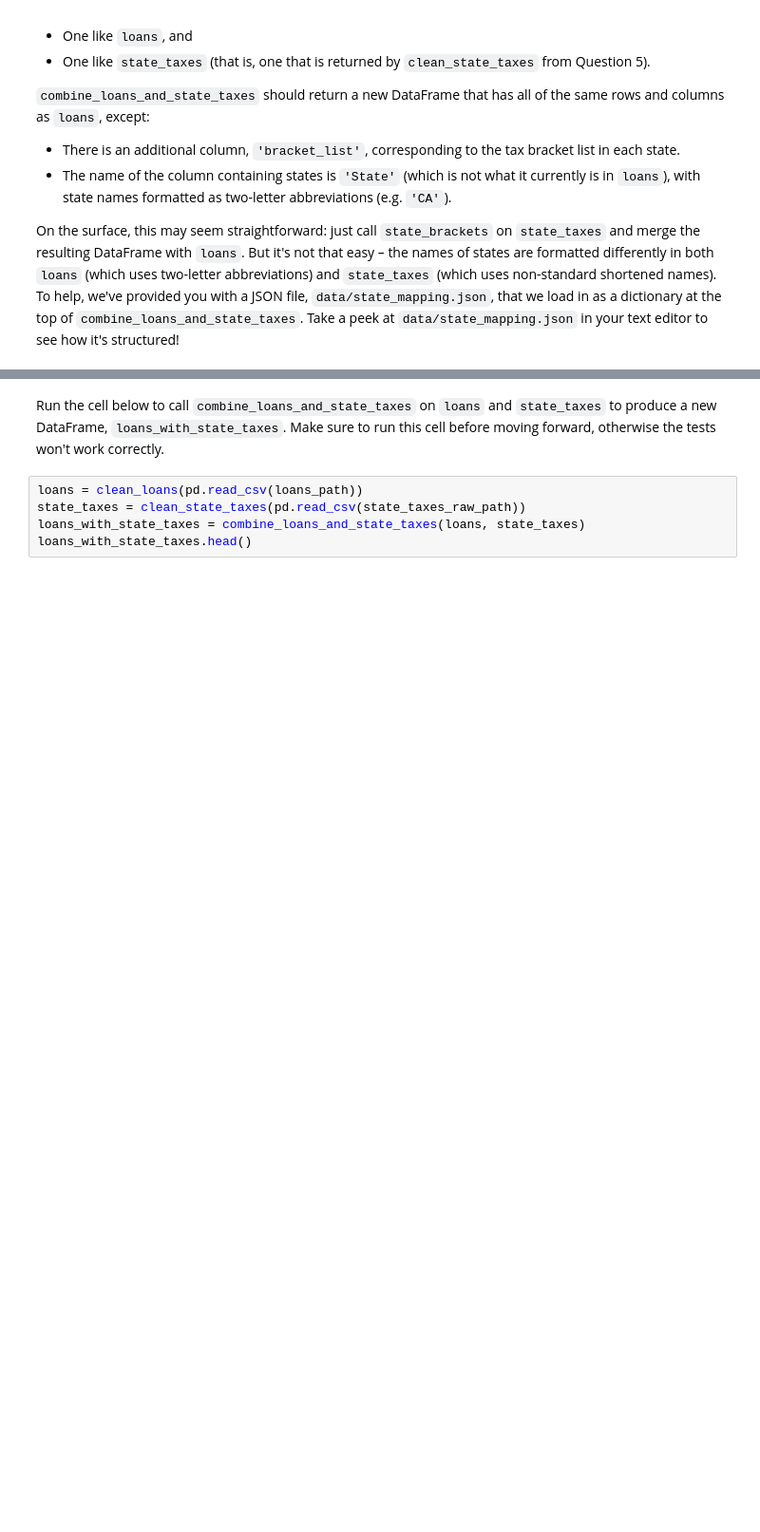
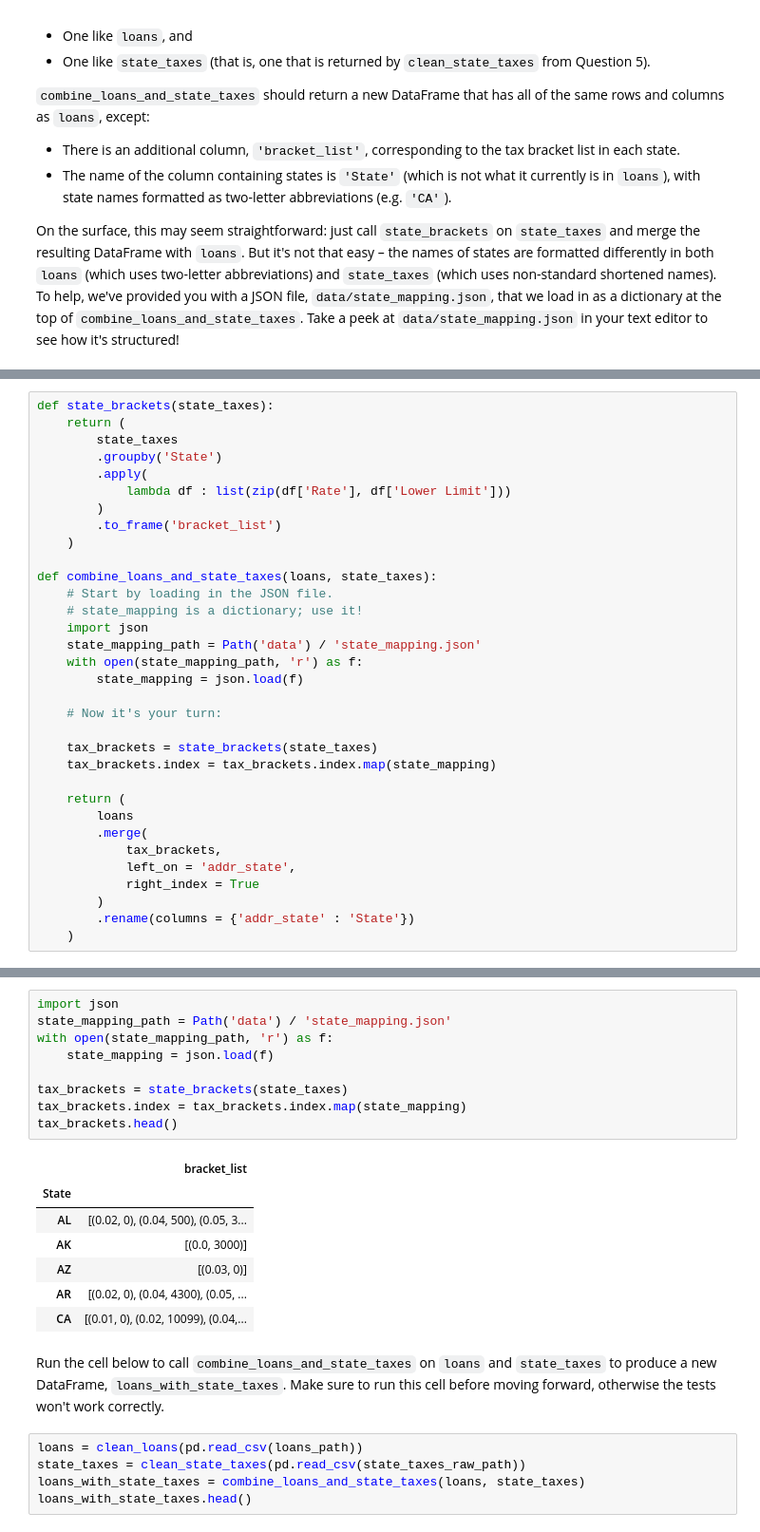
Before and after one commit to ri2658/dsc80-2026-fa, a Jupyter notebook: projects/proj02/project.ipynb, the cells around one changed output, grey strips where cells are left out. Shown at 95% size. Drawn from its saved outputs; the diff is of its cells as text; blank space fills up the shorter version.

```diff
--- a/projects/proj02/project.ipynb
+++ b/projects/proj02/project.ipynb
@@ -1058,0 +1043,33 @@ On the surface, this may seem straightforward: just call `state_brackets` on `st
+# %%
+def state_brackets(state_taxes):
+    return (
+        state_taxes
+        .groupby('State')
+        .apply(
+            lambda df : list(zip(df['Rate'], df['Lower Limit']))
+        )
+        .to_frame('bracket_list')
+    )
+
+def combine_loans_and_state_taxes(loans, state_taxes):
+    # Start by loading in the JSON file.
+    # state_mapping is a dictionary; use it!
+    import json
+    state_mapping_path = Path('data') / 'state_mapping.json'
+    with open(state_mapping_path, 'r') as f:
+        state_mapping = json.load(f)
+
+    # Now it's your turn:
+
+    tax_brackets = state_brackets(state_taxes)
+    tax_brackets.index = tax_brackets.index.map(state_mapping)
+
+    return (
+        loans
+        .merge(
+            tax_brackets,
+            left_on = 'addr_state',
+            right_index = True
+        )
+        .rename(columns = {'addr_state' : 'State'})
+    )
@@ -1059,3 +1091,20 @@ On the surface, this may seem straightforward: just call `state_brackets` on `st
+# %%
+import json
+state_mapping_path = Path('data') / 'state_mapping.json'
+with open(state_mapping_path, 'r') as f:
+    state_mapping = json.load(f)
+
+tax_brackets = state_brackets(state_taxes)
+tax_brackets.index = tax_brackets.index.map(state_mapping)
+tax_brackets.head()
+# %% [output]
+|  | bracket_list |
+| State |  |
+| AL | [(0.02, 0), (0.04, 500), (0.05, 3... |
+| AK | [(0.0, 3000)] |
+| AZ | [(0.03, 0)] |
+| AR | [(0.02, 0), (0.04, 4300), (0.05, ... |
+| CA | [(0.01, 0), (0.02, 10099), (0.04,... |
 # %% [markdown]
 Run the cell below to call `combine_loans_and_state_taxes` on `loans` and `state_taxes` to produce a new DataFrame, `loans_with_state_taxes`. Make sure to run this cell before moving forward, otherwise the tests won't work correctly.
 # %%
```
Also changed, not shown: parts of 17 cells of this notebook, 2 other files.
